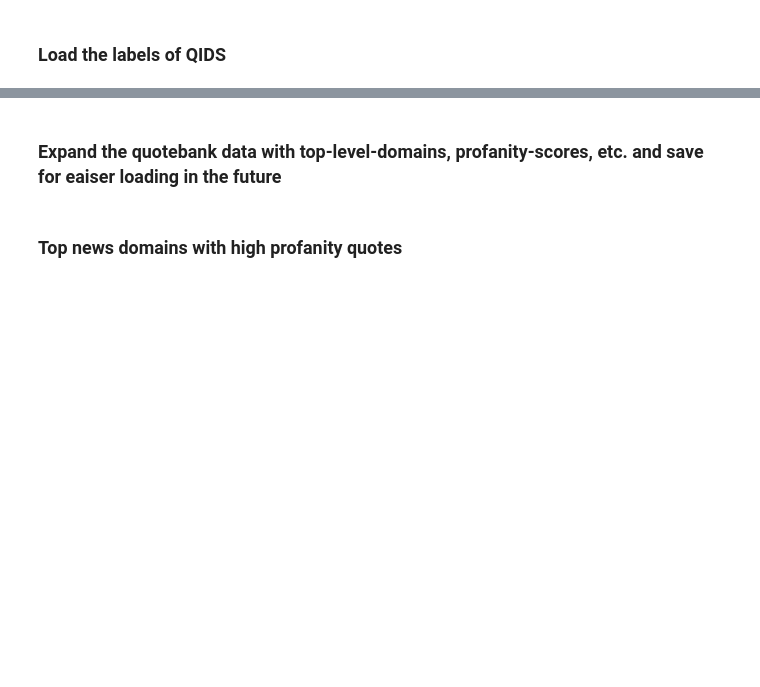
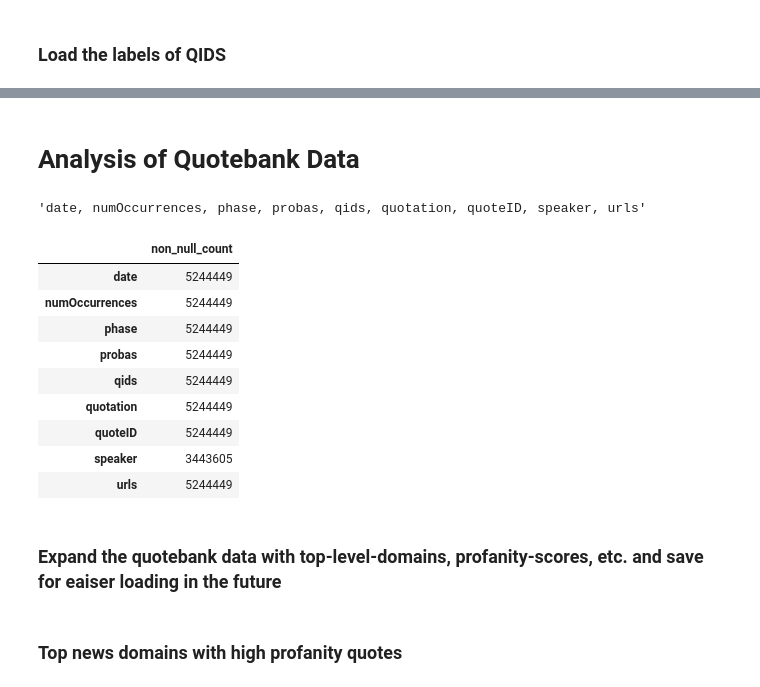
Before and after one commit to epfl-ada/ada-2021-project-k-beans, a Jupyter notebook: initial_analysis.ipynb, the cells around one changed output, grey strips where cells are left out. Drawn from its saved outputs; the diff is of its cells as text; code cells hidden in the pictures; blank space fills up the shorter version.

```diff
--- a/initial_analysis.ipynb
+++ b/initial_analysis.ipynb
@@ -142,6 +195,38 @@ def expand_spk_attr_with_labels():
 # %%
 # Load expanded data
 spk_attr = spark.read.parquet(SPK_ATTR_WITH_LABELS_PATH)
+# %% [markdown]
+# Analysis of Quotebank Data
+# %%
+qb_raw = spark.read.parquet(QB_DATA_PARQUET_PATH % YEARS[0])
+for y in YEARS[1:]:
+    qb = qb.union(spark.read_parquet(QB_DATA_PARQUET_PATH % y))
+# %%
+", ".join(qb_raw.columns)
+# %% [output]
+'date, numOccurrences, phase, probas, qids, quotation, quoteID, speaker, urls'
+# %%
+@f.udf(returnType=BooleanType())
+def is_not_none_or_not_empty(val):
+    if val is None:
+        return False
+    if val == "None":
+        return False
+    return True
+# %%
+qb_summary = pd.DataFrame( { 'non_null_count' : [ qb_raw.where(is_not_none_or_not_empty(col)).count() for col in qb_raw.columns ] }, index=qb_raw.columns )
+qb_summary
+# %% [output]
+|  | non_null_count |
+| date | 5244449 |
+| numOccurrences | 5244449 |
+| phase | 5244449 |
+| probas | 5244449 |
+| qids | 5244449 |
+| quotation | 5244449 |
+| quoteID | 5244449 |
+| speaker | 3443605 |
+| urls | 5244449 |
 # %% [markdown]
 ### Expand the quotebank data with top-level-domains, profanity-scores, etc. and save for eaiser loading in the future
 # %%
```
Also changed, not shown: parts of 18 cells of this notebook.
